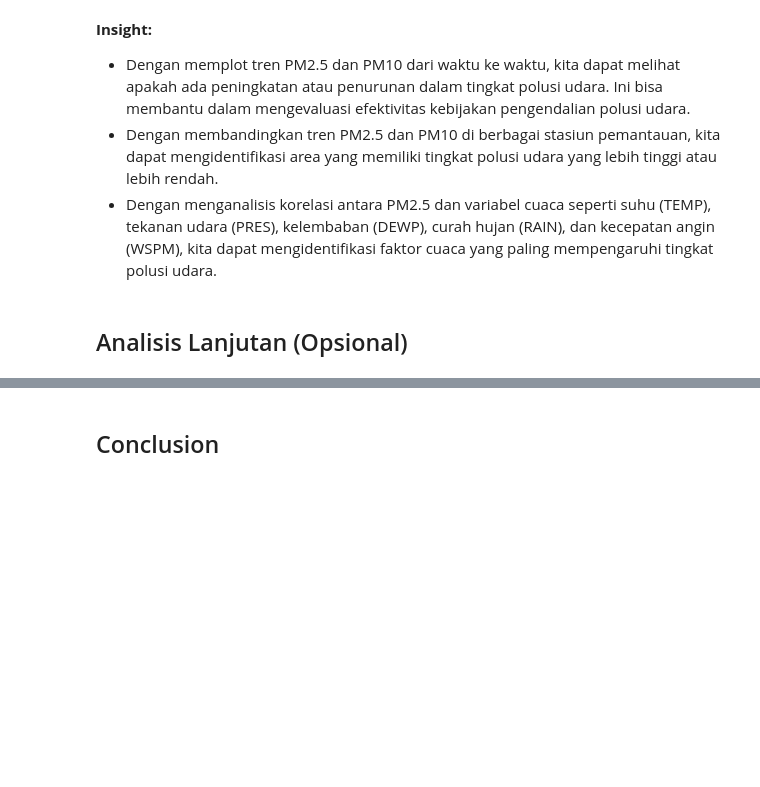
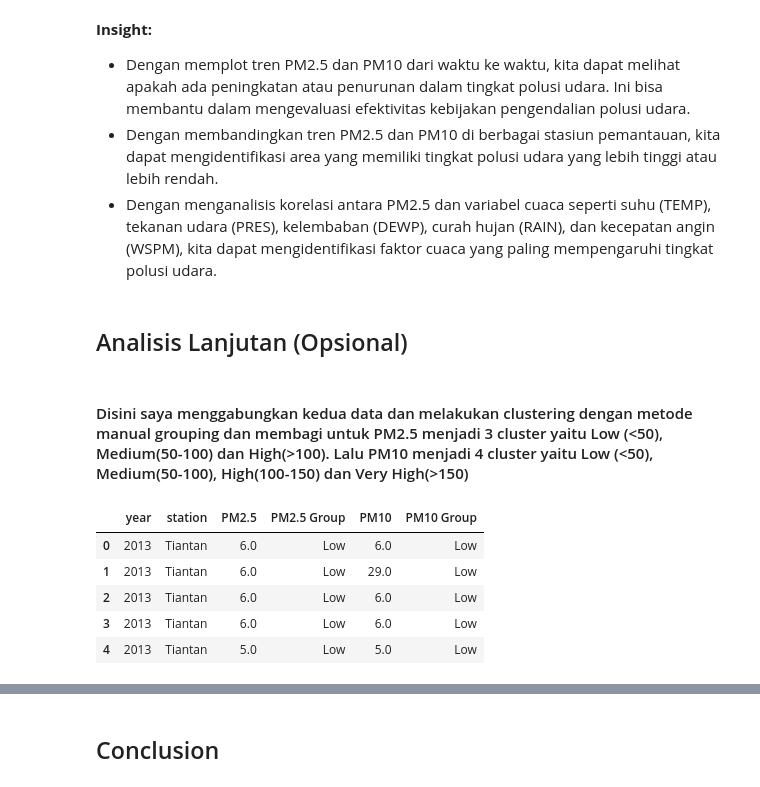
Before and after one commit to NumiKun/dbs_analisis_data, a Jupyter notebook: notebook.ipynb, the cells around one changed output, grey strips where cells are left out. Saved outputs shown, nothing was run; the diff lists cells and outputs as text; code cells hidden in the pictures; blank space fills up the shorter version.

```diff
--- a/notebook.ipynb
+++ b/notebook.ipynb
@@ -799,3 +799,38 @@ Name: PM2.5, dtype: float64
 - Dengan menganalisis korelasi antara PM2.5 dan variabel cuaca seperti suhu (TEMP), tekanan udara (PRES), kelembaban (DEWP), curah hujan (RAIN), dan kecepatan angin (WSPM), kita dapat mengidentifikasi faktor cuaca yang paling mempengaruhi tingkat polusi udara.
 # %% [markdown]
 ## Analisis Lanjutan (Opsional)
+# %% [markdown]
+#### Disini saya menggabungkan kedua data dan melakukan clustering dengan metode manual grouping dan membagi untuk PM2.5 menjadi 3 cluster yaitu Low (<50), Medium(50-100) dan High(>100). Lalu PM10 menjadi 4 cluster yaitu Low (<50), Medium(50-100), High(100-150) dan Very High(>150)
+# %%
+merged_df = pd.concat([tiantan_air, shunyi_air])
+
+def manual_grouping_pm25(row):
+    if row < 50:
+        return 'Low'
+    elif 50 <= row <= 100:
+        return 'Medium'
+    else:
+        return 'High'
+
+merged_df['PM2.5 Group'] = merged_df['PM2.5'].apply(manual_grouping_pm25)
+
+def manual_grouping_pm10(row):
+    if row < 50:
+        return 'Low'
+    elif 50 <= row <= 100:
+        return 'Medium'
+    elif 100 <= row <= 150:
+        return 'High'
+    else:
+        return 'Very High'
+
+merged_df['PM10 Group'] = merged_df['PM10'].apply(manual_grouping_pm10)
+
+merged_df[['year', 'station', 'PM2.5', 'PM2.5 Group', 'PM10', 'PM10 Group']].head()
+# %% [output]
+|  | year | station | PM2.5 | PM2.5 Group | PM10 | PM10 Group |
+| 0 | 2013 | Tiantan | 6.0 | Low | 6.0 | Low |
+| 1 | 2013 | Tiantan | 6.0 | Low | 29.0 | Low |
+| 2 | 2013 | Tiantan | 6.0 | Low | 6.0 | Low |
+| 3 | 2013 | Tiantan | 6.0 | Low | 6.0 | Low |
+| 4 | 2013 | Tiantan | 5.0 | Low | 5.0 | Low |
```
Also changed, not shown: parts of 3 cells of this notebook.
